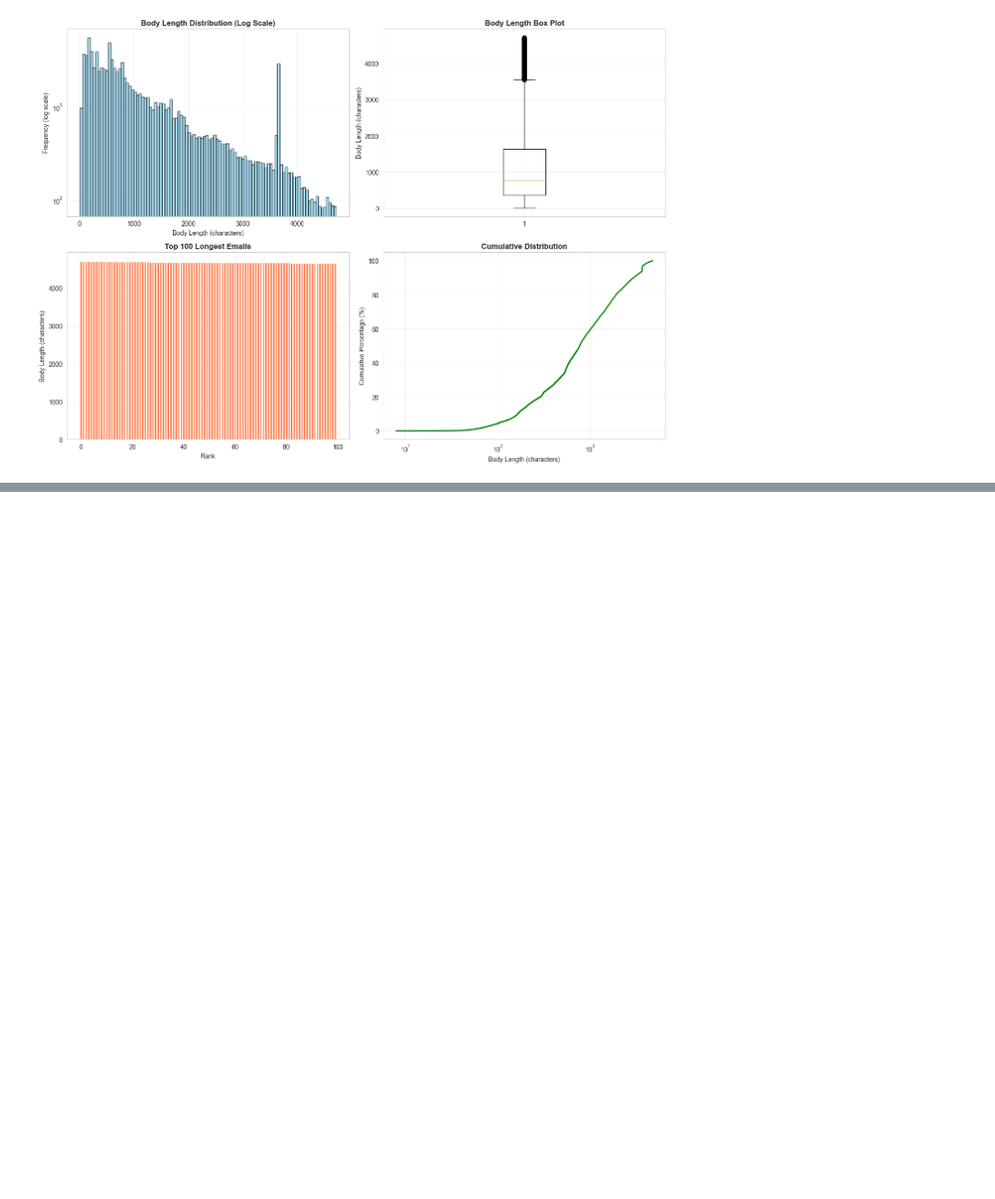
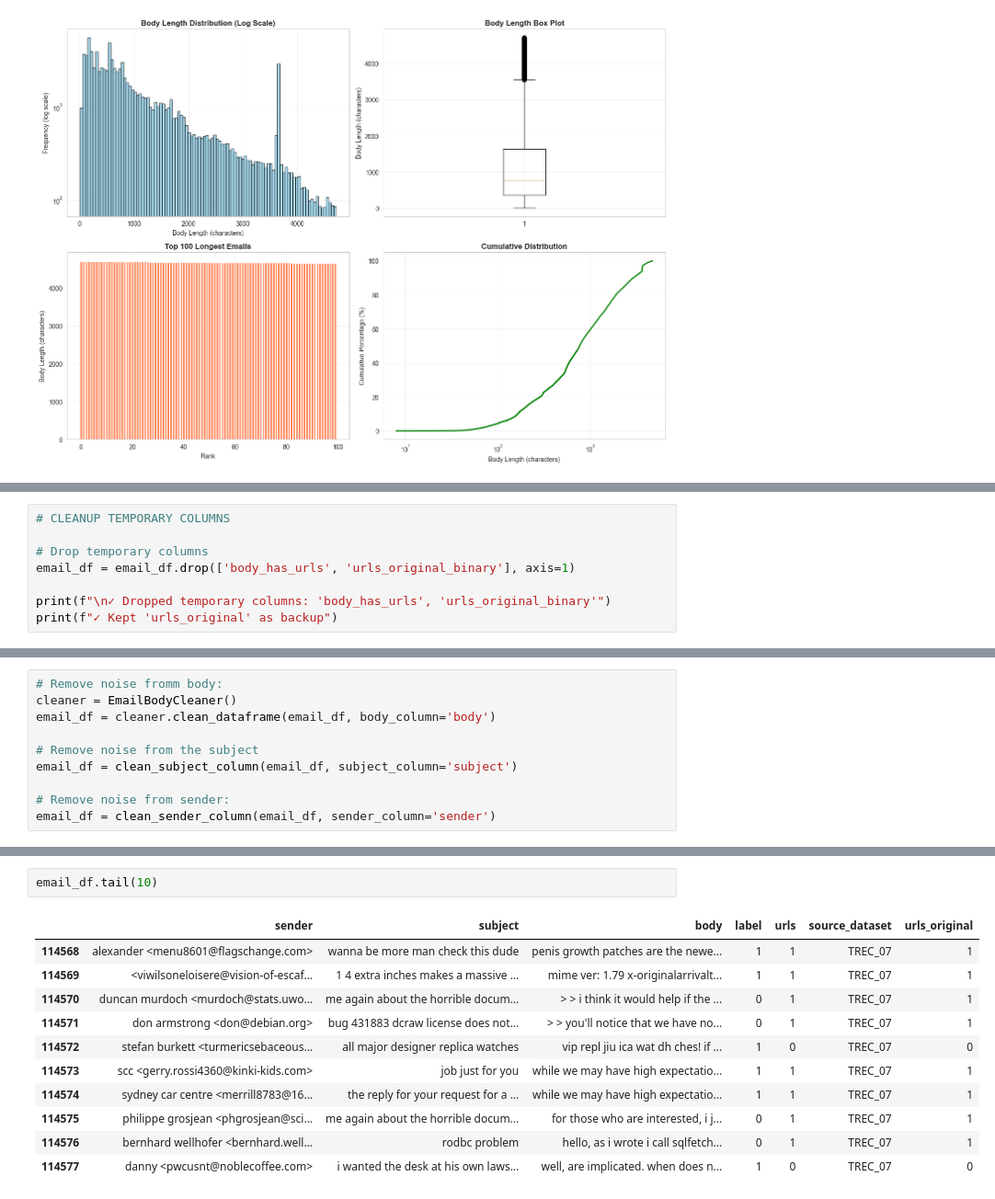
Before and after one commit to kudzaiprichard/aura-model, a Jupyter notebook: data_exploration_cleaning.ipynb, the cells around one changed output, grey strips where cells are left out. Shown: that part at 92% size. Cells and saved outputs as stored; diff of their text form; blank space fills up the shorter version.

```diff
--- a/data_exploration_cleaning.ipynb
+++ b/data_exploration_cleaning.ipynb
@@ -945,0 +2967,8 @@ email_df = email_df.drop('body_length', axis=1)
+# %%
+# CLEANUP TEMPORARY COLUMNS
+
+# Drop temporary columns
+email_df = email_df.drop(['body_has_urls', 'urls_original_binary'], axis=1)
+
+print(f"\n✓ Dropped temporary columns: 'body_has_urls', 'urls_original_binary'")
+print(f"✓ Kept 'urls_original' as backup")
@@ -945,0 +3574,10 @@ email_df = email_df.drop('body_length', axis=1)
+# %%
+# Remove noise fromm body:
+cleaner = EmailBodyCleaner()
+email_df = cleaner.clean_dataframe(email_df, body_column='body')
+
+# Remove noise from the subject
+email_df = clean_subject_column(email_df, subject_column='subject')
+
+# Remove noise from sender:
+email_df = clean_sender_column(email_df, sender_column='sender')
@@ -945,0 +3602,14 @@ email_df = email_df.drop('body_length', axis=1)
+# %%
+email_df.tail(10)
+# %% [output]
+|  | sender | subject | body | label | urls | source_dataset | urls_original |
+| 114568 | alexander <menu8601@flagschange.com> | wanna be more man check this dude | penis growth patches are the newe... | 1 | 1 | TREC_07 | 1 |
+| 114569 | <viwilsoneloisere@vision-of-escaf... | 1 4 extra inches makes a massive ... | mime ver: 1.79 x-originalarrivalt... | 1 | 1 | TREC_07 | 1 |
+| 114570 | duncan murdoch <murdoch@stats.uwo... | me again about the horrible docum... | > > i think it would help if the ... | 0 | 1 | TREC_07 | 1 |
+| 114571 | don armstrong <don@debian.org> | bug 431883 dcraw license does not... | > > you'll notice that we have no... | 0 | 1 | TREC_07 | 1 |
+| 114572 | stefan burkett <turmericsebaceous... | all major designer replica watches | vip repl jiu ica wat dh ches! if ... | 1 | 0 | TREC_07 | 0 |
+| 114573 | scc <gerry.rossi4360@kinki-kids.com> | job just for you | while we may have high expectatio... | 1 | 1 | TREC_07 | 1 |
+| 114574 | sydney car centre <merrill8783@16... | the reply for your request for a ... | while we may have high expectatio... | 1 | 1 | TREC_07 | 1 |
+| 114575 | philippe grosjean <phgrosjean@sci... | me again about the horrible docum... | for those who are interested, i j... | 0 | 1 | TREC_07 | 1 |
+| 114576 | bernhard wellhofer <bernhard.well... | rodbc problem | hello, as i wrote i call sqlfetch... | 0 | 1 | TREC_07 | 1 |
+| 114577 | danny <pwcusnt@noblecoffee.com> | i wanted the desk at his own laws... | well, are implicated. when does n... | 1 | 0 | TREC_07 | 0 |
```
Also changed, not shown: parts of 82 cells of this notebook.
